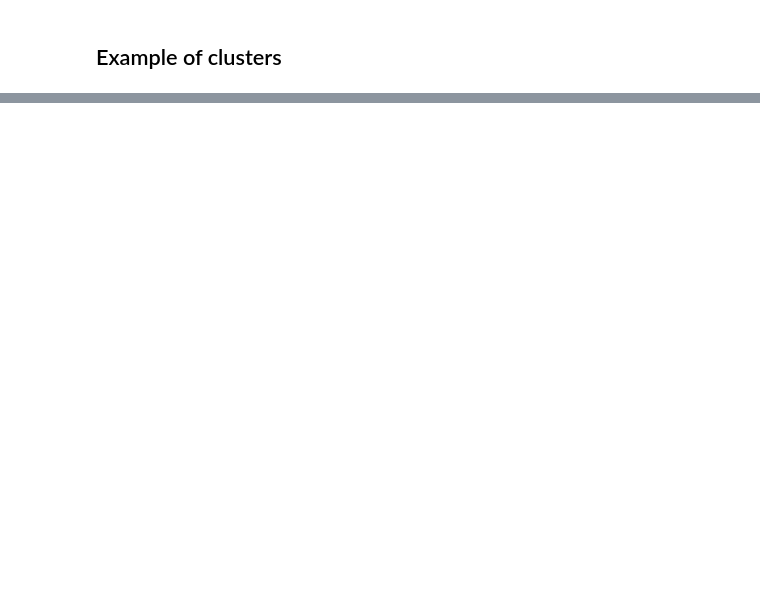
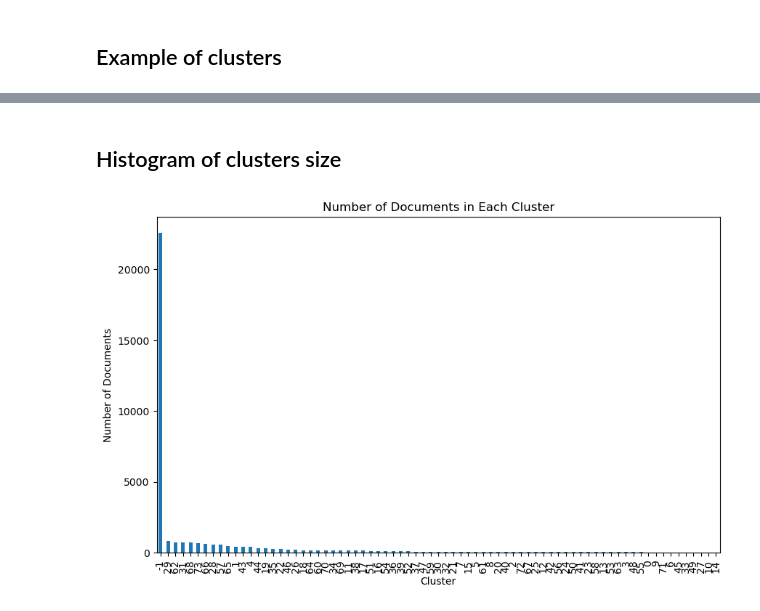
Before and after one commit to MStrzezon/Arxiv-Topic-Trend-Analysis, a Jupyter notebook: src/doc2vec/doc2vec.ipynb, the cells around one changed output, grey strips where cells are left out. Drawn from its saved outputs; the diff is of its cells as text; code cells hidden in the pictures; blank space fills up the shorter version.

```diff
--- a/src/doc2vec/doc2vec.ipynb
+++ b/src/doc2vec/doc2vec.ipynb
@@ -126,2 +133,16 @@ Summary: Route choice in multimodal networks shows a considerable variation betw
 Cluster: 3
 --------------------------------------------------------------------------------
+# %% [markdown]
+## Histogram of clusters size
+# %%
+cluster_counts = data['cluster'].value_counts()
+
+# Plot the histogram
+plt.figure(figsize=(10, 6))
+cluster_counts.plot(kind='bar')
+plt.xlabel('Cluster')
+plt.ylabel('Number of Documents')
+plt.title('Number of Documents in Each Cluster')
+plt.show()
+# %% [output]
+[figure, added]
```
Also changed, not shown: parts of 5 cells of this notebook, 5 other files.
